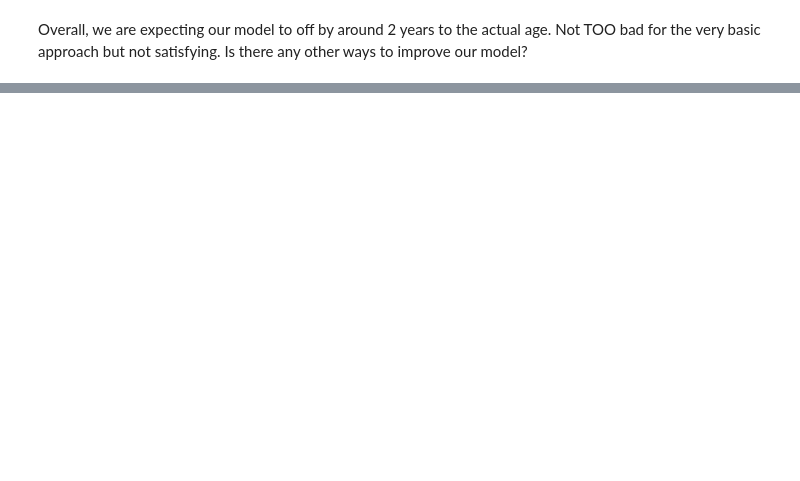
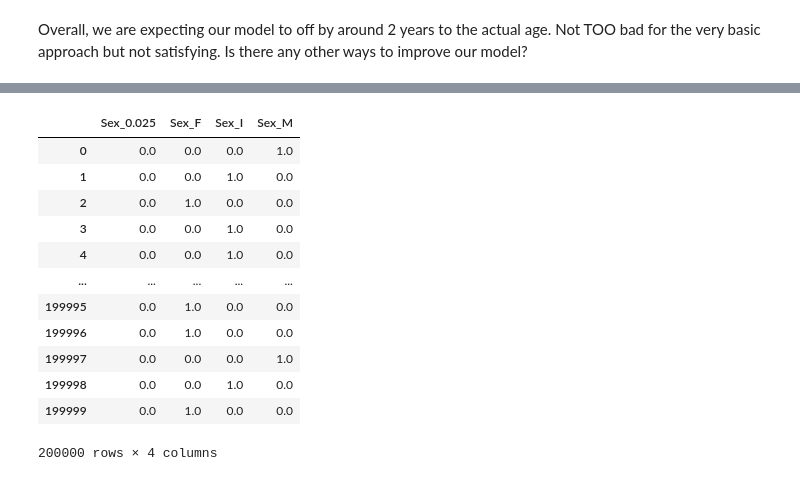
Before and after one commit to sunwoo604/Tritonhack2024-ML-Starter-Kit, a Jupyter notebook: notebook/starter_notebook.ipynb, the cells around one changed output, grey strips where cells are left out. Cells and saved outputs as stored; diff of their text form; code cells hidden in the pictures; blank space fills up the shorter version.

```diff
--- a/notebook/starter_notebook.ipynb
+++ b/notebook/starter_notebook.ipynb
@@ -201,0 +206,19 @@ Not TOO bad for the very basic approach but not satisfying. Is there any other w
+# %%
+from sklearn.preprocessing import OneHotEncoder
+ohe = OneHotEncoder(handle_unknown='ignore', sparse_output = False).set_output(transform='pandas')
+ohetransform = ohe.fit_transform(data[['Sex']])
+ohetransform
+# %% [output]
+|  | Sex_0.025 | Sex_F | Sex_I | Sex_M |
+| 0 | 0.0 | 0.0 | 0.0 | 1.0 |
+| 1 | 0.0 | 0.0 | 1.0 | 0.0 |
+| 2 | 0.0 | 1.0 | 0.0 | 0.0 |
+| 3 | 0.0 | 0.0 | 1.0 | 0.0 |
+| 4 | 0.0 | 0.0 | 1.0 | 0.0 |
+| ... | ... | ... | ... | ... |
+| 199995 | 0.0 | 1.0 | 0.0 | 0.0 |
+| 199996 | 0.0 | 1.0 | 0.0 | 0.0 |
+| 199997 | 0.0 | 0.0 | 0.0 | 1.0 |
+| 199998 | 0.0 | 0.0 | 1.0 | 0.0 |
+| 199999 | 0.0 | 1.0 | 0.0 | 0.0 |
+200000 rows × 4 columns
```
Also changed, not shown: parts of 16 cells of this notebook.
